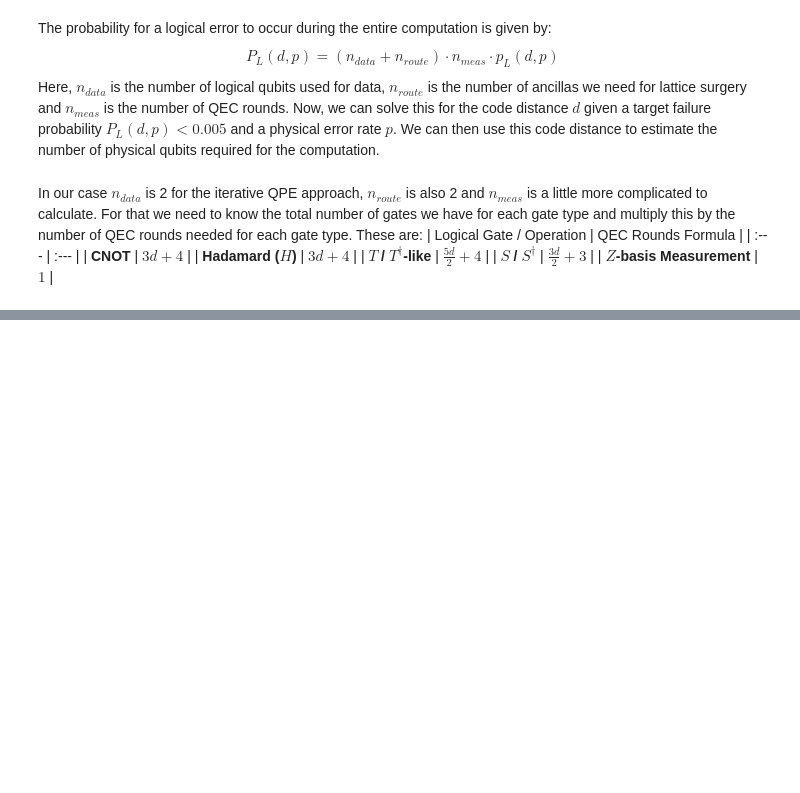
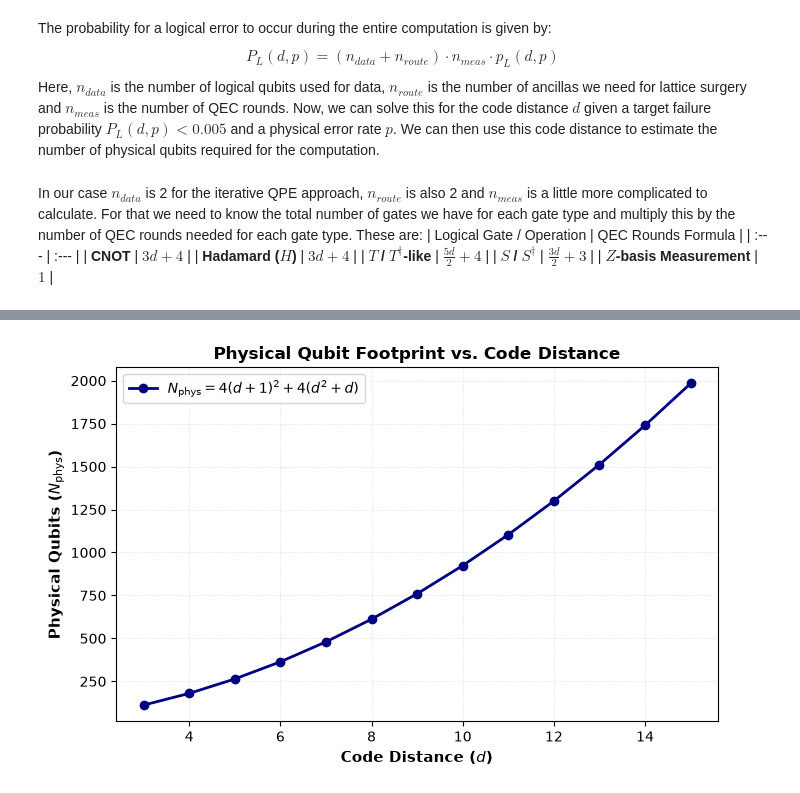
Before and after one commit to Mluonium/chem-compilation-to-qec-paper, a Jupyter notebook: resource_estimation.ipynb, the cells around one changed output, grey strips where cells are left out. Saved outputs shown, nothing was run; the diff lists cells and outputs as text; code cells hidden in the pictures; blank space fills up the shorter version.

```diff
--- a/resource_estimation.ipynb
+++ b/resource_estimation.ipynb
@@ -119,0 +147,22 @@ def plot_logical_error(p_e):
+# %%
+# Define distance range (d=3 to d=15)
+d = np.arange(3, 16)
+
+# Physical qubit formula: 4*(d+1)^2 + 4*(d^2 + d)
+N_phys = 4 * (d + 1)**2 + 4 * (d**2 + d)
+
+# Create the plot
+plt.figure(figsize=(7, 4.5))
+
+plt.plot(d, N_phys, color='navy', marker='o', linewidth=2, label=r'$N_{\mathrm{phys}} = 4(d+1)^2 + 4(d^2 + d)$')
+
+plt.xlabel('Code Distance ($d$)', fontsize=11, fontweight='bold')
+plt.ylabel('Physical Qubits ($N_{\\mathrm{phys}}$)', fontsize=11, fontweight='bold')
+plt.title('Physical Qubit Footprint vs. Code Distance', fontsize=12, fontweight='bold')
+plt.grid(True, linestyle=':', alpha=0.6)
+plt.legend(loc='upper left')
+
+plt.tight_layout()
+plt.show()
+# %% [output]
+[figure, added]
```
Also changed, not shown: parts of 8 cells of this notebook, 1 other file.
